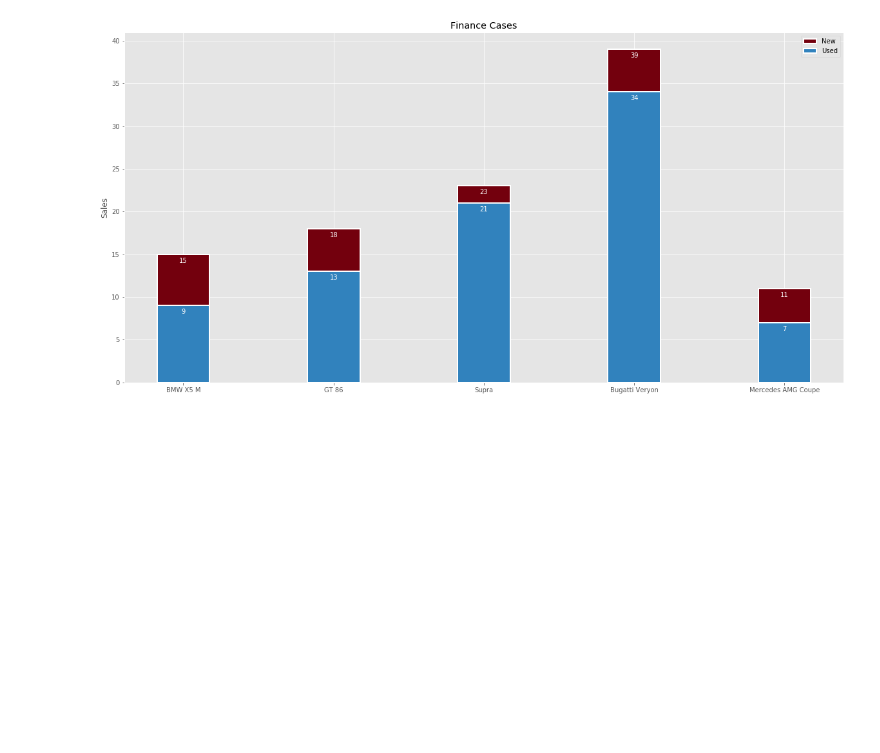
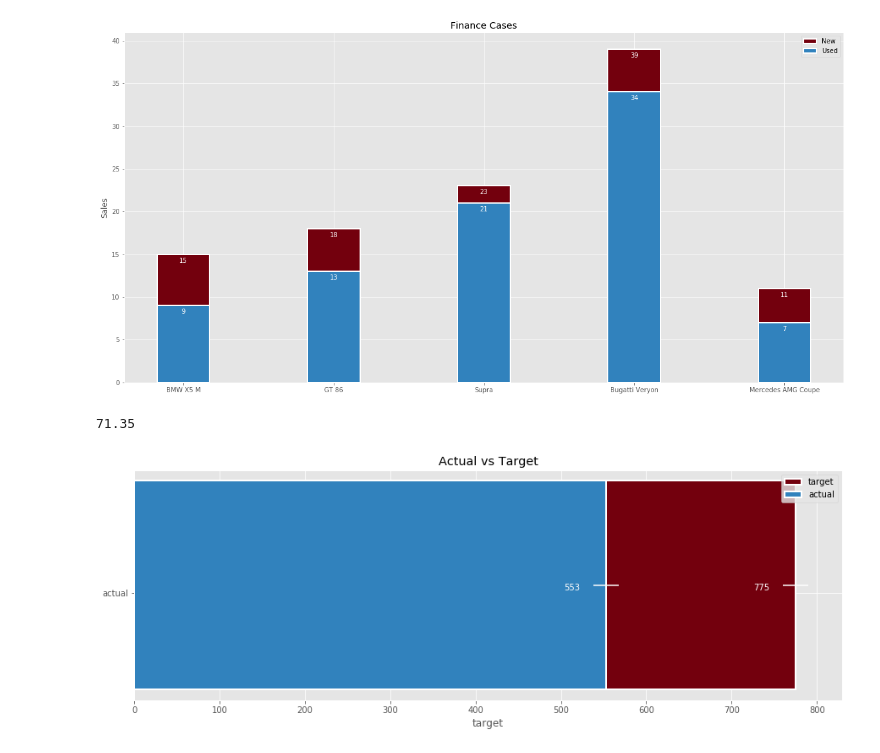
Before and after one commit to bistudio/matplotlibs-charts, a Jupyter notebook: Chart Types.ipynb, the cells around one changed output. Drawn from its saved outputs; the diff is of its cells as text; code cells hidden in the pictures; blank space fills up the shorter version.

```diff
--- a/Chart Types.ipynb
+++ b/Chart Types.ipynb
@@ -150,0 +153,8 @@ plt.show()
+# %%
+actual = 553
+target = 775
+# %%
+pct_target_achieved = round(actual / target * 100,2)
+pct_target_achieved
+# %% [output]
+71.35
@@ -150,0 +163,37 @@ plt.show()
+# %%
+bulletfig, bulletax = plt.subplots(figsize=(15,5))
+y_pos = 1
+error = 15
+
+
+#err = bulletax.errorbar()
+# errorbar(self, x, y, yerr, xerr, fmt, ecolor
+#          , elinewidth, capsize, barsabove, lolims, uplims, xlolims, xuplims, errorevery, capthick)
+tbar = bulletax.barh(0.03,target, linewidth = 2, xerr = error
+                     ,color='#73000d', ec='white', label='target', ecolor='white')
+abar = bulletax.barh(0.03,actual, linewidth = 2, xerr = error, align = 'center'
+                     ,color='#3182bd', ec='white', label='actual', ecolor='white')
+
+bulletax.set_yticks([0])
+bulletax.set_yticklabels(['actual'])
+bulletax.set_xlabel('target')
+bulletax.set_title('Actual vs Target')
+
+def bullet_autolabel(bulletbars):
+    for bulletbar in bulletbars:
+        width = bulletbar.get_width()
+        bulletax.annotate(
+            '{}'.format(width)
+            ,xy = (bulletbar.get_width() + bulletbar.get_height() / 2, bulletbar.get_x())
+            ,xytext = (-50, 3)
+            ,textcoords = 'offset points'
+            ,color = 'white'
+        )
+bullet_autolabel(tbar)
+bullet_autolabel(abar)
+
+
+plt.legend()
+plt.show()
+# %% [output]
+[figure, added]
```
Also changed, not shown: parts of 2 cells of this notebook.
